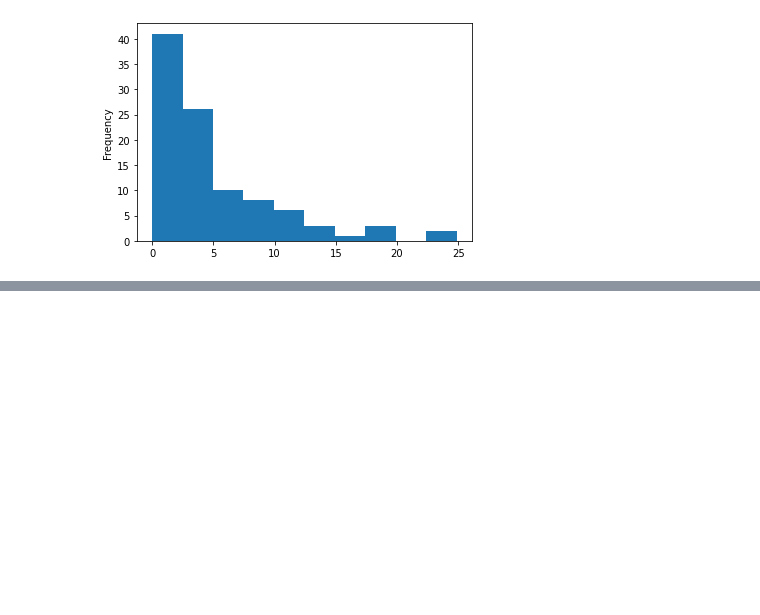
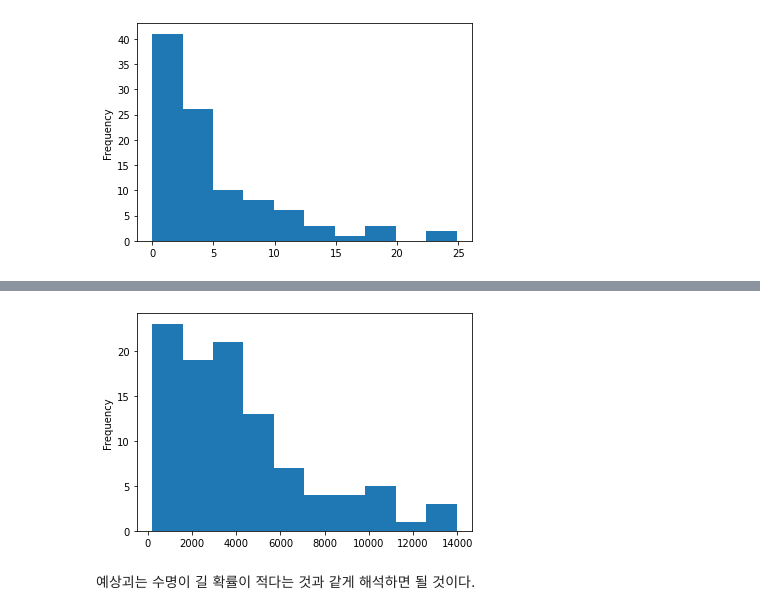
Before and after one commit to Angela-Park-JE/Practical_Statistics, a Jupyter notebook: Ch02/2.6-distributions.ipynb, the cells around one changed output, grey strips where cells are left out. Cells and saved outputs as stored; diff of their text form; code cells hidden in the pictures; blank space fills up the shorter version.

```diff
--- a/Ch02/2.6-distributions.ipynb
+++ b/Ch02/2.6-distributions.ipynb
@@ -297,0 +324,15 @@ plt.show()
+# %%
+# 베타가 1.5이고 (발생률이 시간이 지남에따라 1.5 만큼 증가)
+# 에타가 5000 인 (수명이 5000인)
+# 베이불 분포에서 난수 100개 (수명)
+
+weibull_d = stats.weibull_min.rvs(1.5, scale = 5000, size = 100 )
+# %%
+# 마찬가지로 히스토그램으로 시각화할 수 있다.
+
+pd.Series(weibull_d).plot.hist()
+plt.show()
+# %% [output]
+[figure, added]
+# %% [markdown]
+예상괴는 수명이 길 확률이 적다는 것과 같게 해석하면 될 것이다.
```
Also changed, not shown: parts of 2 cells of this notebook.
